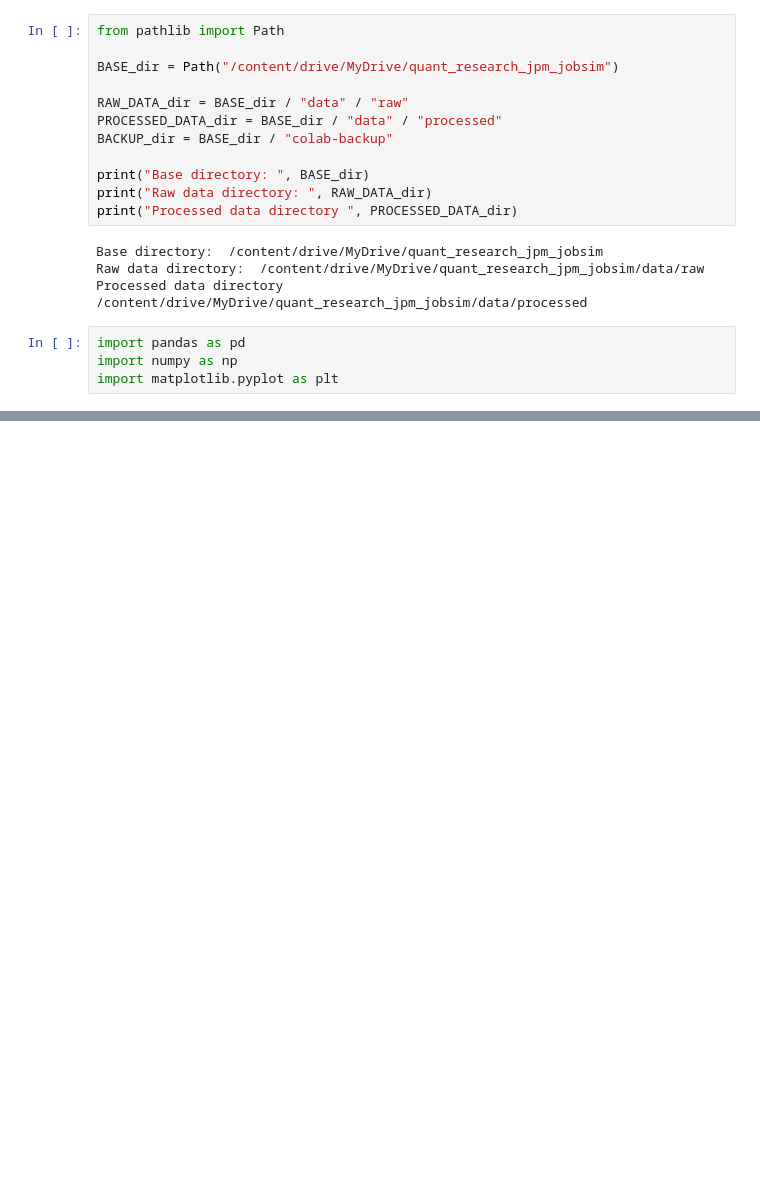
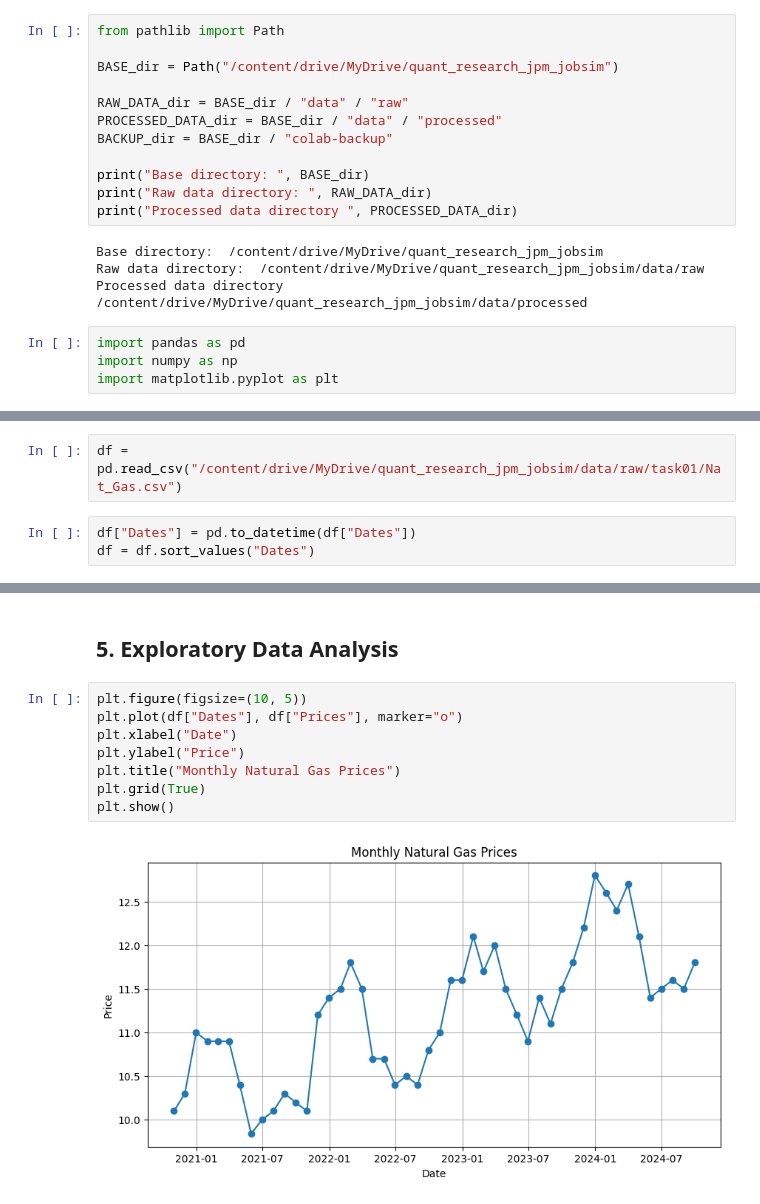
Before and after one commit to aniolarolas/quant-research-pricing-credit-risk, a Jupyter notebook: notebooks/01_gas_price_forecasting.ipynb, the cells around one changed output, grey strips where cells are left out. Drawn from its saved outputs; the diff is of its cells as text; blank space fills up the shorter version.

```diff
--- a/notebooks/01_gas_price_forecasting.ipynb
+++ b/notebooks/01_gas_price_forecasting.ipynb
@@ -27,0 +81,5 @@ import matplotlib.pyplot as plt
+# %%
+df = pd.read_csv("/content/drive/MyDrive/quant_research_jpm_jobsim/data/raw/task01/Nat_Gas.csv")
+# %%
+df["Dates"] = pd.to_datetime(df["Dates"])
+df = df.sort_values("Dates")
@@ -27,0 +100,12 @@ import matplotlib.pyplot as plt
+# %% [markdown]
+## 5. Exploratory Data Analysis
+# %%
+plt.figure(figsize=(10, 5))
+plt.plot(df["Dates"], df["Prices"], marker="o")
+plt.xlabel("Date")
+plt.ylabel("Price")
+plt.title("Monthly Natural Gas Prices")
+plt.grid(True)
+plt.show()
+# %% [output]
+[figure, added]
```
Also changed, not shown: parts of 22 cells of this notebook.
